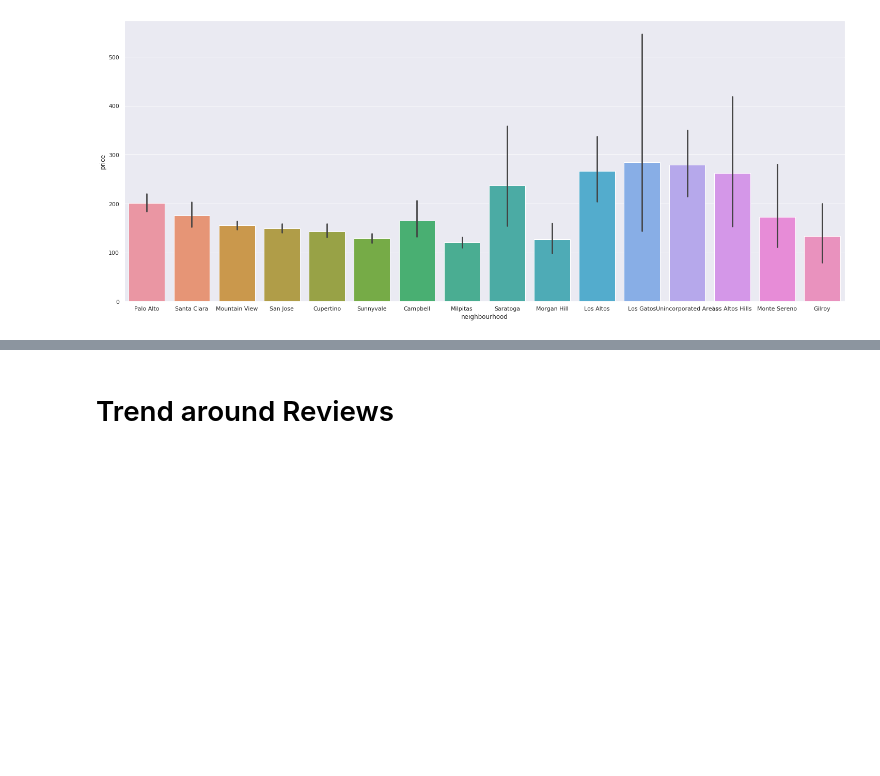
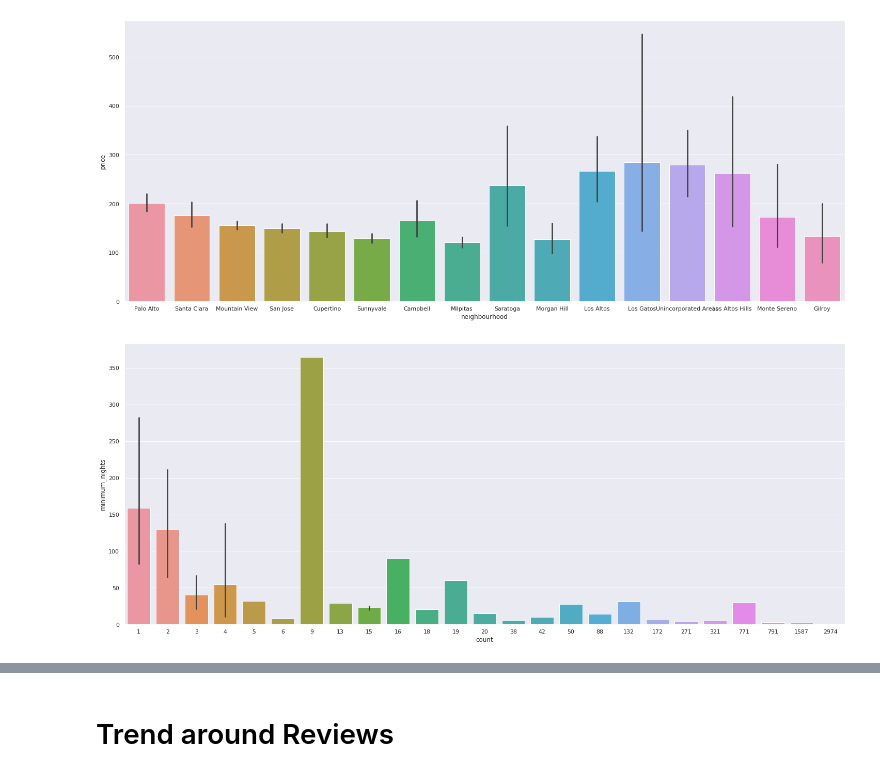
Before and after one commit to nikibhatt/DS-Unit-2-Applied-Modeling, a Jupyter notebook: NB_project2_Final.ipynb, the cells around one changed output, grey strips where cells are left out. Drawn from its saved outputs; the diff is of its cells as text; code cells hidden in the pictures; blank space fills up the shorter version.

```diff
--- a/NB_project2_Final.ipynb
+++ b/NB_project2_Final.ipynb
@@ -114,3 +102,17 @@ ax = sns.barplot(x="neighbourhood", y="price", data=listings)
 sns.set(rc={'figure.figsize':(55,10)})
 # %% [output]
 [figure]
+# %%
+term_df['minimum_nights'] = term_df.index
+# %%
+
+term_df['count'] = listings.groupby('minimum_nights').id.count()
+term_df['minimum_nights'] = term_df.index
+term_df = pd.DataFrame(data=term_df)
+# %%
+term_df['minimum_nights'] = term_df['minimum_nights'].astype(str).astype(int)
+# %%
+ax = sns.barplot(x="count", y="minimum_nights", data=term_df)
+sns.set(rc={'figure.figsize':(15,10)})
+# %% [output]
+[figure, added]
```
Also changed, not shown: parts of 5 cells of this notebook.
